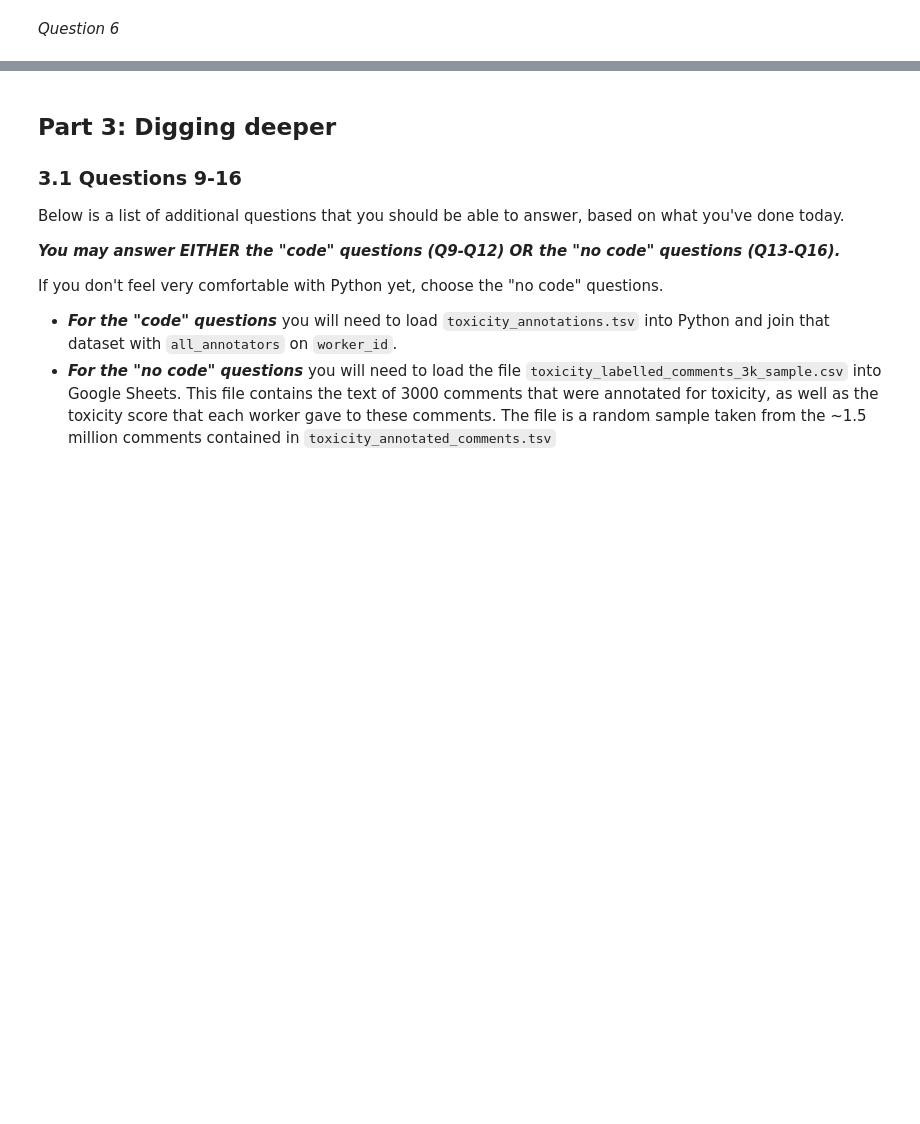
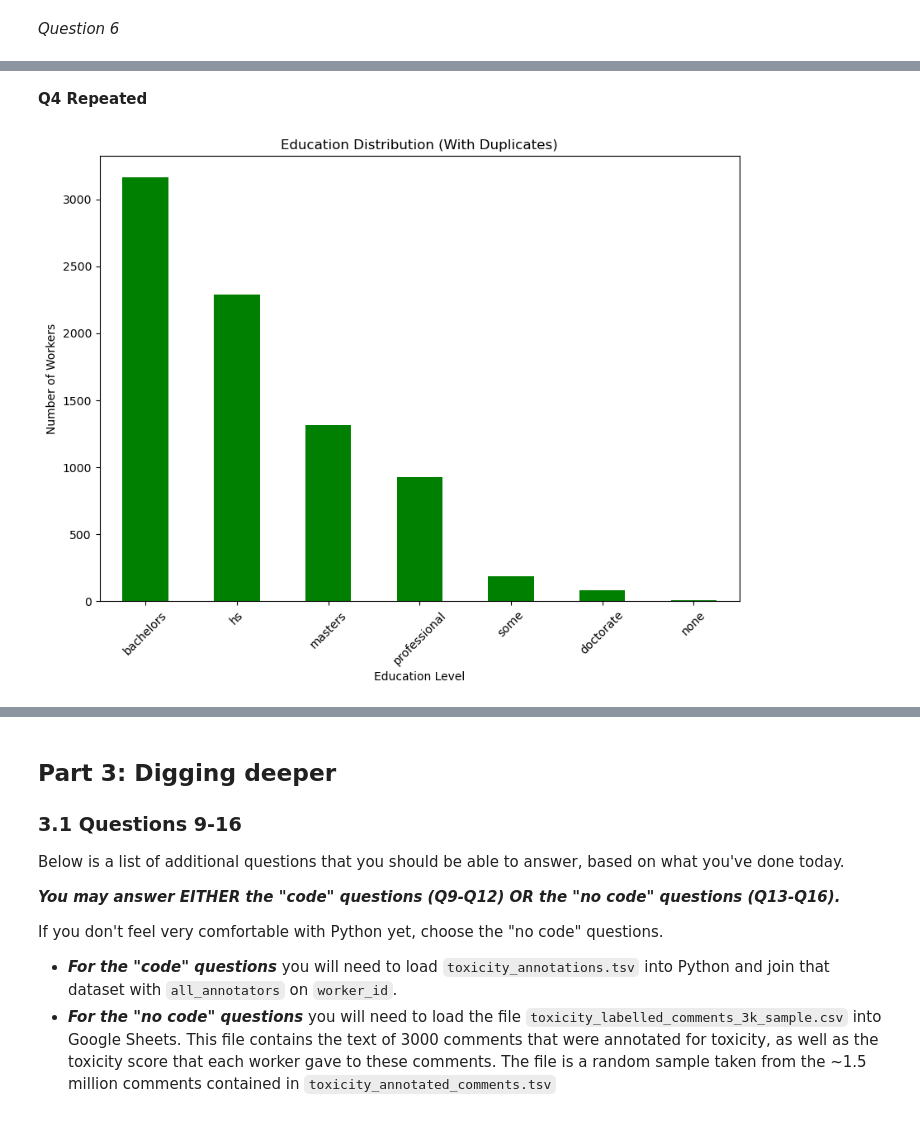
Before and after one commit to OtterForReal/hcde-410, a Jupyter notebook: A2/hcde410-a2.ipynb, the cells around one changed output, grey strips where cells are left out. Cells and saved outputs as stored; diff of their text form; code cells hidden in the pictures; blank space fills up the shorter version.

```diff
--- a/A2/hcde410-a2.ipynb
+++ b/A2/hcde410-a2.ipynb
@@ -613,0 +722,19 @@ display(missing_table)
+# %% [markdown]
+**Q4 Repeated**
+# %%
+education_data_dup = df_duplicates["education"].fillna("Unknown").str.strip()
+education_data_dup = education_data_dup.replace("", "Unknown")
+
+education_counts_dup = education_data_dup.value_counts()
+
+education_counts_dup.plot(kind="bar", color="green", figsize=(10, 7))
+
+plt.title("Education Distribution (With Duplicates)")
+plt.xlabel("Education Level")
+plt.ylabel("Number of Workers")
+
+plt.xticks(rotation=45)
+
+plt.show()
+# %% [output]
+[figure, added]
```
Also changed, not shown: parts of 31 cells of this notebook, 1 other file.
